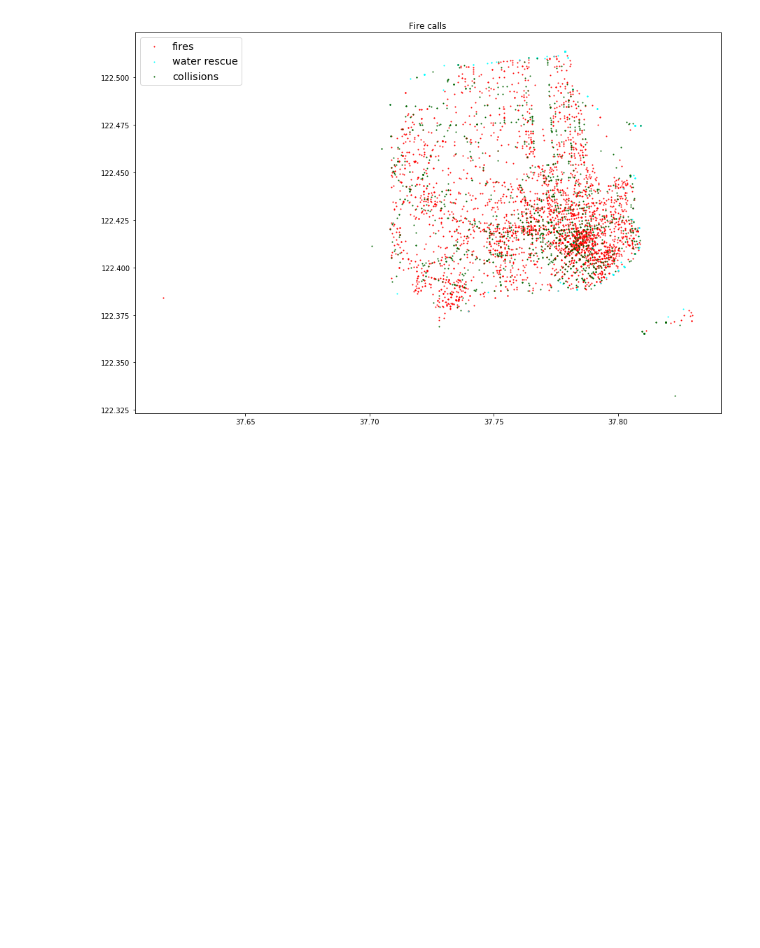
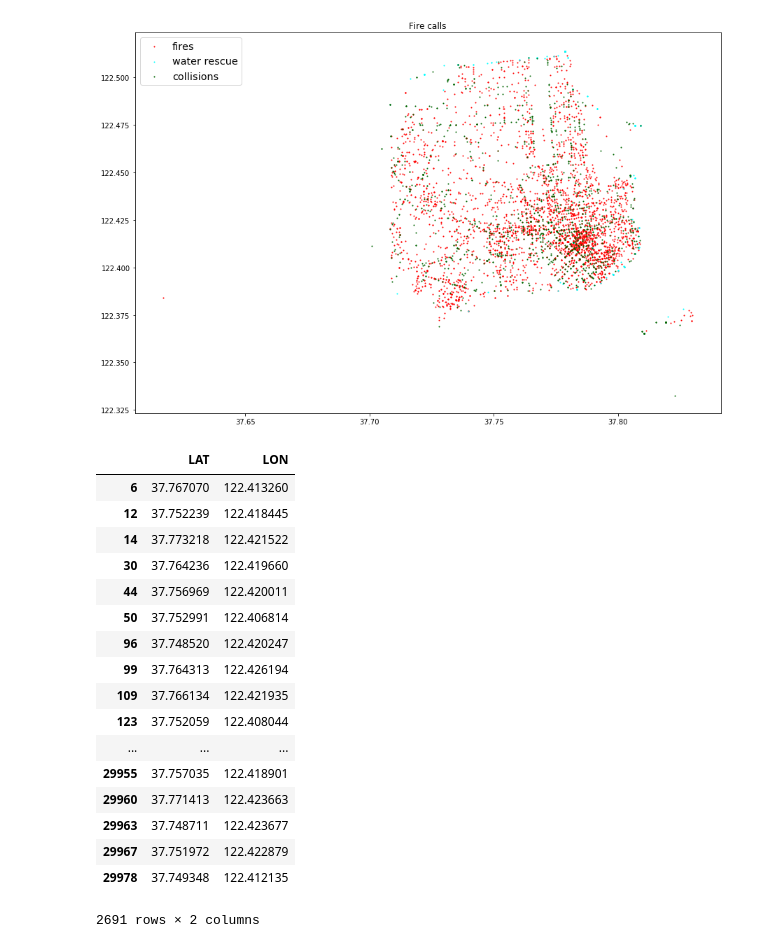
Before and after one commit to kbowerma/data_privacy_examples, a Jupyter notebook: FireData.ipynb, the cells around one changed output. Saved outputs shown, nothing was run; the diff lists cells and outputs as text; code cells hidden in the pictures; blank space fills up the shorter version.

```diff
--- a/FireData.ipynb
+++ b/FireData.ipynb
@@ -143,3 +139,29 @@ plt.title("Fire calls")
 # %% [output]
 Text(0.5,1,'Fire calls')
 [figure]
+# %%
+#df5mission = df2.loc[df2['callType' == "Traffic Collision" & 'neighborhood' == "Mission"]]
+df5mission = df2.loc[df2['callType'] == "Traffic Collision"]
+df5mission = df2.loc[df2['neighborhood'] == "Mission"]
+df5mission = df5mission.drop('callType',1)
+df5mission = df5mission.drop('neighborhood',1)
+df5mission
+# %% [output]
+|  | LAT | LON |
+| 6 | 37.767070 | 122.413260 |
+| 12 | 37.752239 | 122.418445 |
+| 14 | 37.773218 | 122.421522 |
+| 30 | 37.764236 | 122.419660 |
+| 44 | 37.756969 | 122.420011 |
+| 50 | 37.752991 | 122.406814 |
+| 96 | 37.748520 | 122.420247 |
+| 99 | 37.764313 | 122.426194 |
+| 109 | 37.766134 | 122.421935 |
+| 123 | 37.752059 | 122.408044 |
+| ... | ... | ... |
+| 29955 | 37.757035 | 122.418901 |
+| 29960 | 37.771413 | 122.423663 |
+| 29963 | 37.748711 | 122.423677 |
+| 29967 | 37.751972 | 122.422879 |
+| 29978 | 37.749348 | 122.412135 |
+2691 rows × 2 columns
```
Also changed, not shown: parts of 10 cells of this notebook, 1 other file.
